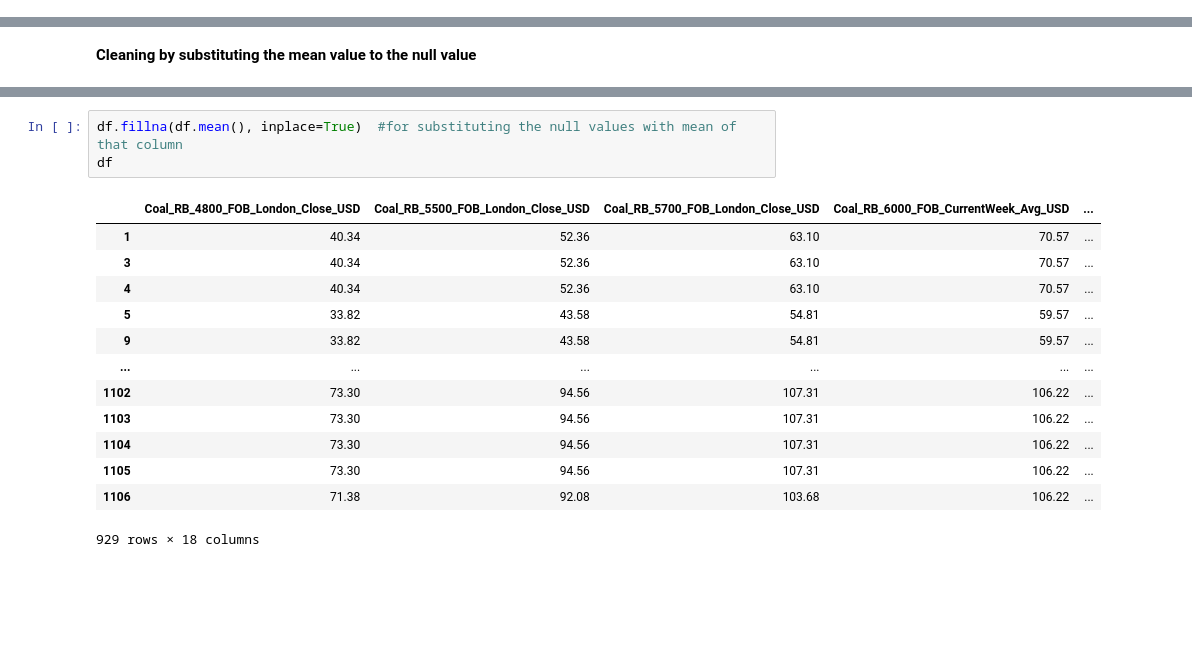
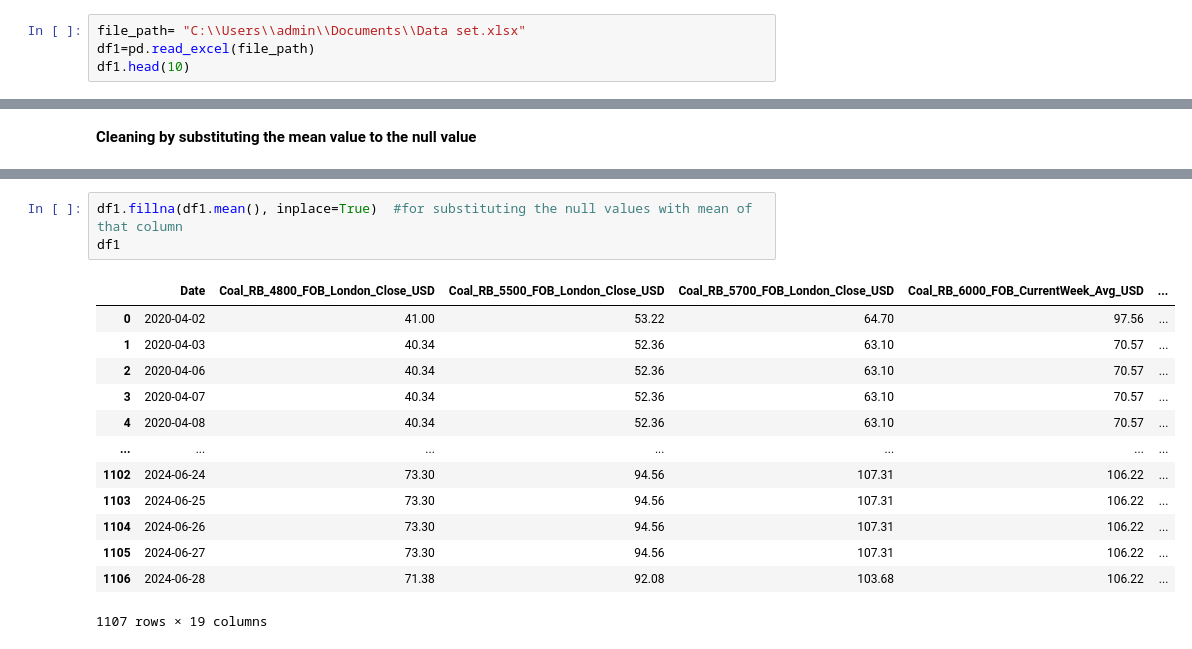
Before and after one commit to riyasinghofco2/Research_Analysis, a Jupyter notebook: Dataset.ipynb, the cells around one changed output, grey strips where cells are left out. Drawn from its saved outputs; the diff is of its cells as text; blank space fills up the shorter version.

```diff
--- a/Dataset.ipynb
+++ b/Dataset.ipynb
@@ -372,0 +378,4 @@ dtype: float64
+# %%
+file_path= "C:\\Users\\admin\\Documents\\Data set.xlsx"
+df1=pd.read_excel(file_path)
+df1.head(10)
@@ -391,17 +396,17 @@ df
 # %%
-df.fillna(df.mean(), inplace=True)  #for substituting the null values with mean of that column
-df
+df1.fillna(df1.mean(), inplace=True)  #for substituting the null values with mean of that column
+df1
 # %% [output]
-|  | Coal_RB_4800_FOB_London_Close_USD | Coal_RB_5500_FOB_London_Close_USD | Coal_RB_5700_FOB_London_Close_USD | Coal_RB_6000_FOB_CurrentWeek_Avg_USD | ... |
-| 1 | 40.34 | 52.36 | 63.10 | 70.57 | ... |
-| 3 | 40.34 | 52.36 | 63.10 | 70.57 | ... |
-| 4 | 40.34 | 52.36 | 63.10 | 70.57 | ... |
-| 5 | 33.82 | 43.58 | 54.81 | 59.57 | ... |
-| 9 | 33.82 | 43.58 | 54.81 | 59.57 | ... |
-| ... | ... | ... | ... | ... | ... |
-| 1102 | 73.30 | 94.56 | 107.31 | 106.22 | ... |
-| 1103 | 73.30 | 94.56 | 107.31 | 106.22 | ... |
-| 1104 | 73.30 | 94.56 | 107.31 | 106.22 | ... |
-| 1105 | 73.30 | 94.56 | 107.31 | 106.22 | ... |
-| 1106 | 71.38 | 92.08 | 103.68 | 106.22 | ... |
+|  | Date | Coal_RB_4800_FOB_London_Close_USD | Coal_RB_5500_FOB_London_Close_USD | Coal_RB_5700_FOB_London_Close_USD | Coal_RB_6000_FOB_CurrentWeek_Avg_USD | ... |
+| 0 | 2020-04-02 | 41.00 | 53.22 | 64.70 | 97.56 | ... |
+| 1 | 2020-04-03 | 40.34 | 52.36 | 63.10 | 70.57 | ... |
+| 2 | 2020-04-06 | 40.34 | 52.36 | 63.10 | 70.57 | ... |
+| 3 | 2020-04-07 | 40.34 | 52.36 | 63.10 | 70.57 | ... |
+| 4 | 2020-04-08 | 40.34 | 52.36 | 63.10 | 70.57 | ... |
+| ... | ... | ... | ... | ... | ... | ... |
+| 1102 | 2024-06-24 | 73.30 | 94.56 | 107.31 | 106.22 | ... |
+| 1103 | 2024-06-25 | 73.30 | 94.56 | 107.31 | 106.22 | ... |
+| 1104 | 2024-06-26 | 73.30 | 94.56 | 107.31 | 106.22 | ... |
+| 1105 | 2024-06-27 | 73.30 | 94.56 | 107.31 | 106.22 | ... |
+| 1106 | 2024-06-28 | 71.38 | 92.08 | 103.68 | 106.22 | ... |
-929 rows × 18 columns
+1107 rows × 19 columns
```
Also changed, not shown: parts of 35 cells of this notebook.
